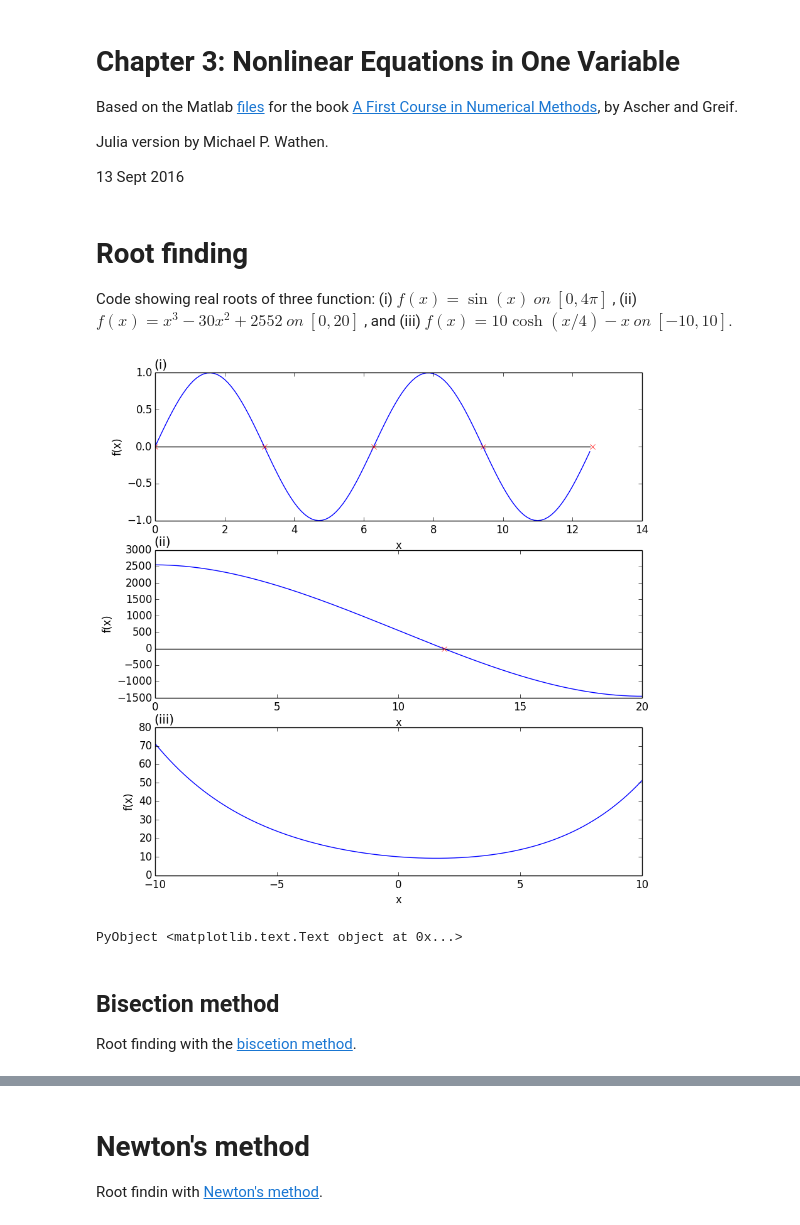
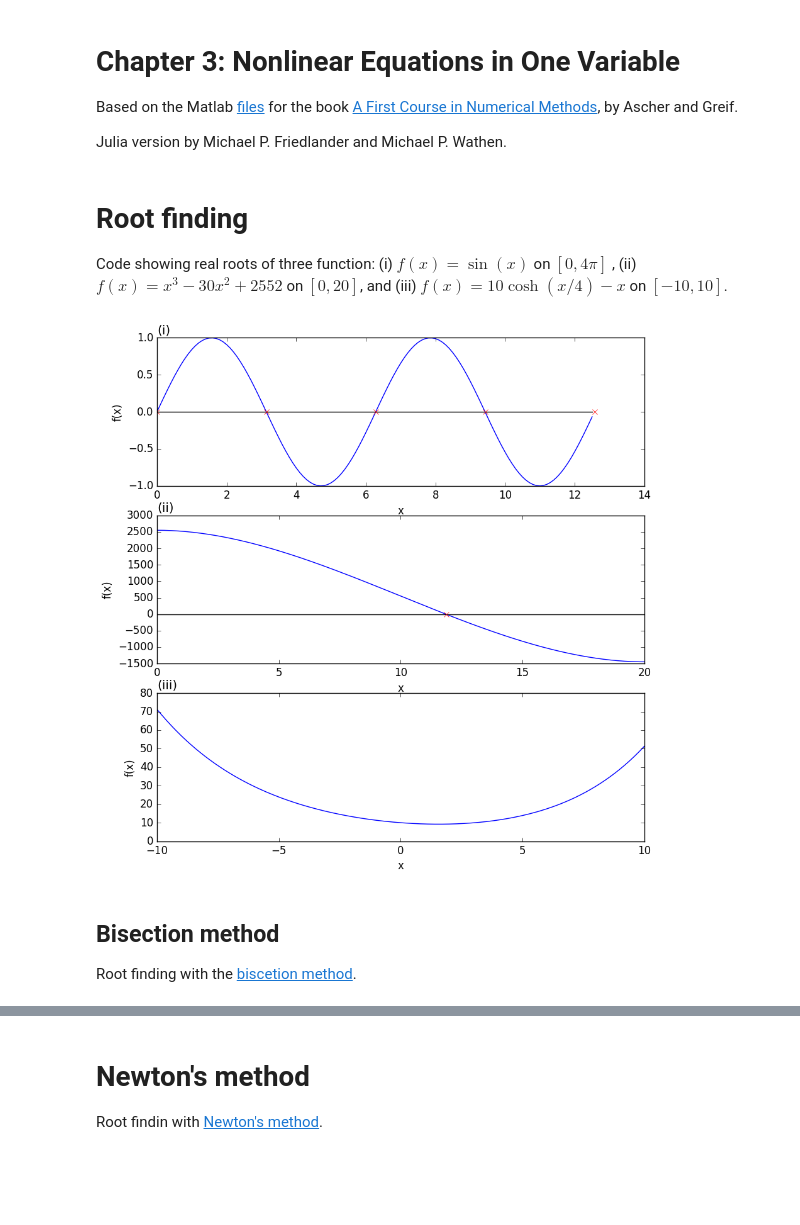
Before and after one commit to MPF-Optimization-Laboratory/cpsc406-T22017, a Jupyter notebook: notebooks/Chapter03.ipynb, the cells around one changed output, grey strips where cells are left out. Saved outputs shown, nothing was run; the diff lists cells and outputs as text; code cells hidden in the pictures; blank space fills up the shorter version.

```diff
--- a/notebooks/Chapter03.ipynb
+++ b/notebooks/Chapter03.ipynb
@@ -1,52 +1,49 @@
 # %% [markdown]
 # Chapter 3: Nonlinear Equations in One Variable
 
-Based on the Matlab <a href='http://www.siam.org/books/cs07/programs.zip'>files</a> for the book <a href='http://www.siam.org/books/cs07/'>A First Course in Numerical Methods</a>, by Ascher and Greif.
+Based on the Matlab [files](http://www.siam.org/books/cs07/programs.zip) for the book [A First Course in Numerical Methods](http://www.siam.org/books/cs07/), by Ascher and Greif.
 
-Julia version by Michael P. Wathen.
-
-13 Sept 2016
+Julia version by Michael P. Friedlander and Michael P. Wathen.
 # %%
 using PyPlot
 # %% [markdown]
 # Root finding
 
-Code showing real roots of three function: (i) $f(x) = \sin(x) \ on \ [0, 4\pi]$ , (ii) $f(x) = x^3 − 30 x^2 + 2552 \ on \ [0, 20]$ , and (iii) $f(x) = 10\cosh(x/4) − x \ on \ [− 10, 10]$.
+Code showing real roots of three function: (i) $f(x) = \sin(x)$ on $[0, 4\pi]$ , (ii) $f(x) = x^3 − 30 x^2 + 2552$ on $[0, 20]$, and (iii) $f(x) = 10\cosh(x/4) − x$ on $[− 10, 10]$.
 # %%
 fig = figure("pyplot_subplot_mixed",figsize=(10,10))
 
-t = [0:.1:4*pi];
-tt = sin(t);
-ax = zeros(length(t));
-xrt = [0:pi:4*pi];
-yrt = zeros(5);
+t = 0:.1:4pi
+tt = sin(t)
+ax = zeros(length(t))
+xrt = 0:pi:4pi
+yrt = zeros(5)
 subplot(3,1,1)
-plot(t,tt,"b",t,ax,"k",xrt,yrt,"rx");
+plot(t,tt,"b",t,ax,"k",xrt,yrt,"rx")
 title("(i)", loc="left")
 xlabel("x")
 ylabel("f(x)")
 
-t = [0:.1:20];
-tt = t.^3 - 30*t.^2 + 2552;
-ax = zeros(length(t));
+t = 0:.1:20
+tt = t.^3 - 30*t.^2 + 2552
+ax = zeros(length(t))
 subplot(3,1,2)
-plot(t,tt,"b",t,ax,"k",11.8615,0,"rx");
+plot(t,tt,"b",t,ax,"k",11.8615,0,"rx")
 title("(ii)", loc="left")
 xlabel("x")
 ylabel("f(x)")
 
-t = [-10:.1:10];
-tt = 10 * cosh(t ./4) - t;
-ax = zeros(length(t));
+t = -10:.1:10
+tt = 10 * cosh(t ./4) - t
+ax = zeros(length(t))
 subplot(3,1,3)
-plot(t,tt,"b",t,ax,"k");
+plot(t,tt,"b",t,ax,"k")
 title("(iii)", loc="left")
 xlabel("x")
-ylabel("f(x)")
+ylabel("f(x)");
 # %% [output]
-[figure, old version]
+[figure, new version]
-PyObject <matplotlib.text.Text object at 0x...>
 # %% [markdown]
 ## Bisection method
 
-Root finding with the <a href='https://en.wikipedia.org/wiki/Bisection_method'>biscetion method</a>.
+Root finding with the [biscetion method](https://en.wikipedia.org/wiki/Bisection_method).
```
Also changed, not shown: parts of 8 cells of this notebook, 1 other file.
